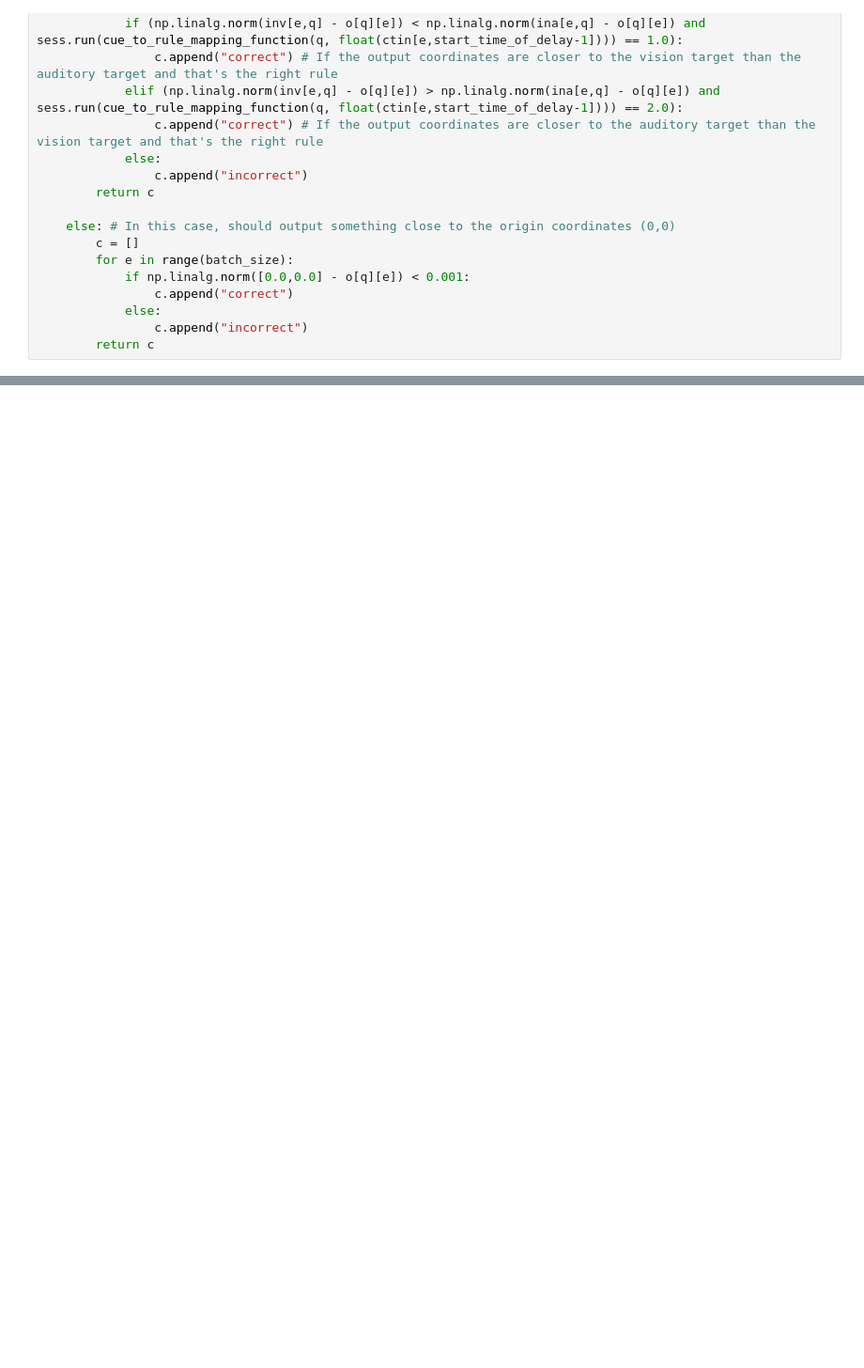
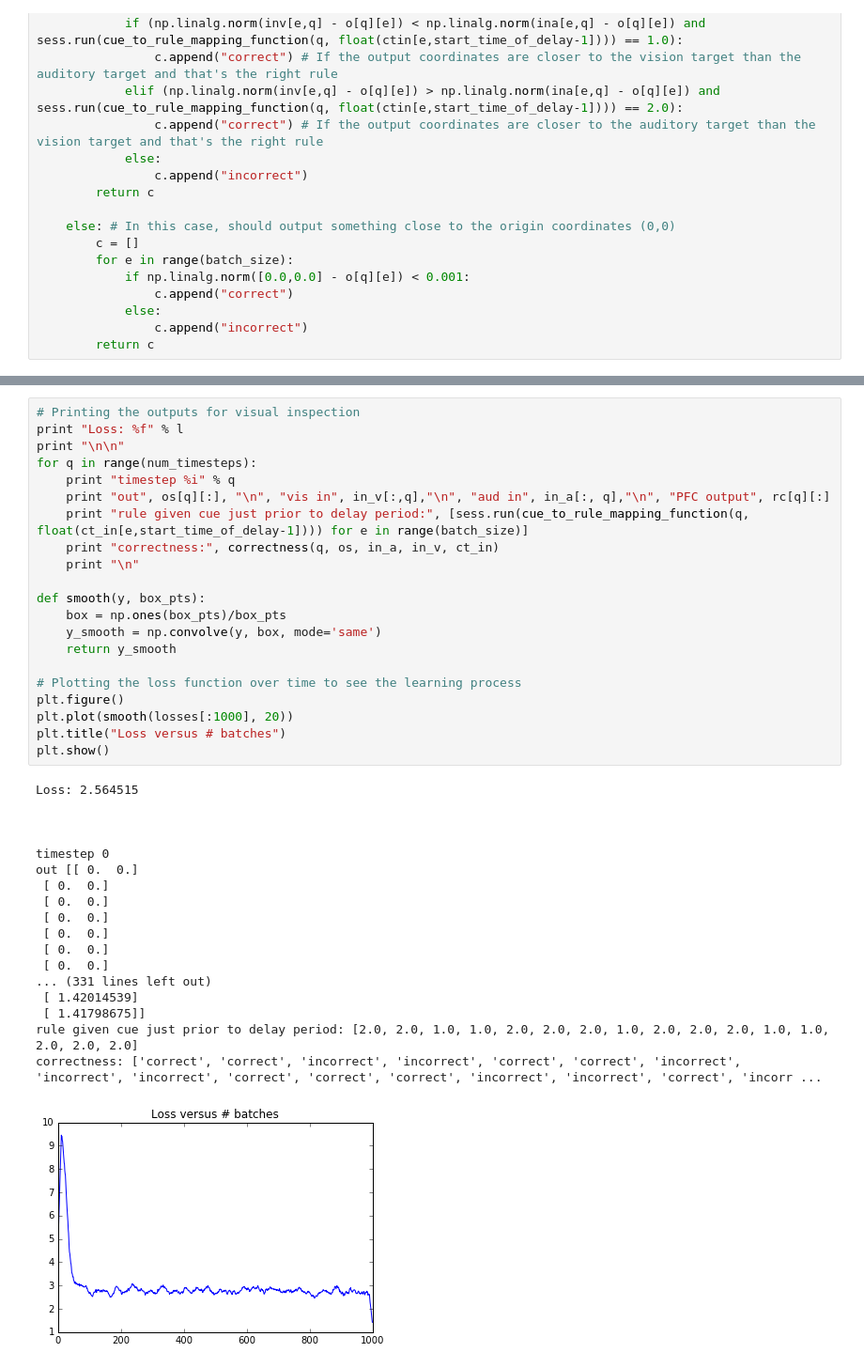
Before and after one commit to adammarblestone-zz/mediodorsalthalamus, a Jupyter notebook: MD_model_v003.ipynb, the cells around one changed output, grey strips where cells are left out. Shown: that part at 94% size. Drawn from its saved outputs; the diff is of its cells as text; blank space fills up the shorter version.

```diff
--- a/MD_model_v003.ipynb
+++ b/MD_model_v003.ipynb
@@ -212,0 +197,40 @@ correctness: ['incorrect', 'correct', 'correct', 'correct', 'correct', 'correct'
+# %%
+# Printing the outputs for visual inspection
+print "Loss: %f" % l
+print "\n\n"
+for q in range(num_timesteps):
+    print "timestep %i" % q
+    print "out", os[q][:], "\n", "vis in", in_v[:,q],"\n", "aud in", in_a[:, q],"\n", "PFC output", rc[q][:]
+    print "rule given cue just prior to delay period:", [sess.run(cue_to_rule_mapping_function(q, float(ct_in[e,start_time_of_delay-1]))) for e in range(batch_size)]
+    print "correctness:", correctness(q, os, in_a, in_v, ct_in)
+    print "\n"
+
+def smooth(y, box_pts):
+    box = np.ones(box_pts)/box_pts
+    y_smooth = np.convolve(y, box, mode='same')
+    return y_smooth
+
+# Plotting the loss function over time to see the learning process
+plt.figure()
+plt.plot(smooth(losses[:1000], 20))
+plt.title("Loss versus # batches")
+plt.show()
+# %% [output]
+Loss: 2.564515
+
+
+
+timestep 0
+out [[ 0.  0.]
+ [ 0.  0.]
+ [ 0.  0.]
+ [ 0.  0.]
+ [ 0.  0.]
+ [ 0.  0.]
+ [ 0.  0.]
+... (331 lines left out)
+ [ 1.42014539]
+ [ 1.41798675]]
+rule given cue just prior to delay period: [2.0, 2.0, 1.0, 1.0, 2.0, 2.0, 2.0, 1.0, 2.0, 2.0, 2.0, 1.0, 1.0, 2.0, 2.0, 2.0]
+correctness: ['correct', 'correct', 'incorrect', 'incorrect', 'correct', 'correct', 'incorrect', 'incorrect', 'incorrect', 'correct', 'correct', 'correct', 'incorrect', 'incorrect', 'correct', 'incorr ...
+[figure, added]
```
Also changed, not shown: parts of 2 cells of this notebook.
